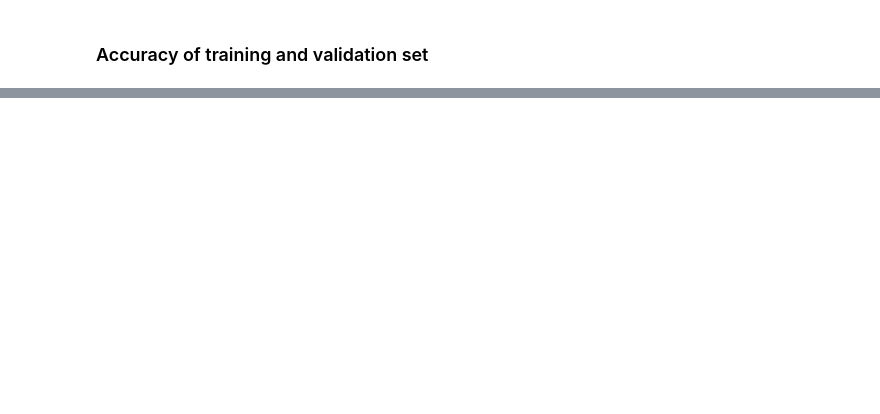
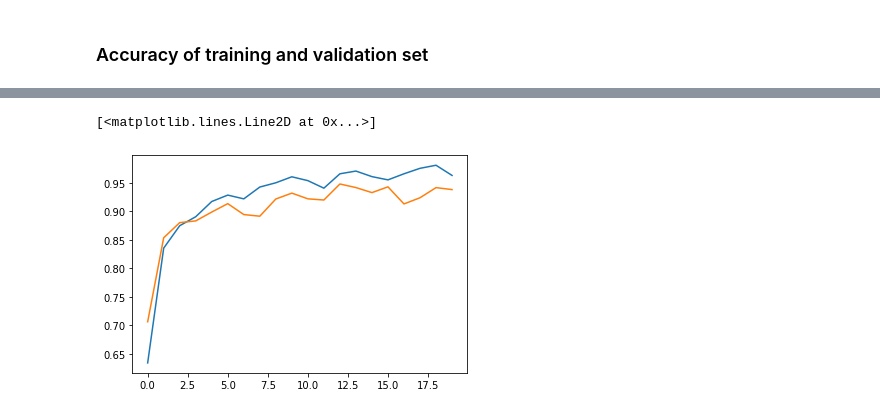
Before and after one commit to aln3/DMML_CW2_Group2, a Jupyter notebook: NeuralNetworksMain.ipynb, the cells around one changed output, grey strips where cells are left out. Drawn from its saved outputs; the diff is of its cells as text; code cells hidden in the pictures; blank space fills up the shorter version.

```diff
--- a/NeuralNetworksMain.ipynb
+++ b/NeuralNetworksMain.ipynb
@@ -202,0 +338,11 @@ score
+# %%
+x_train_new = x_train[0:6660,:]
+y_train_new = y_train[0:6660,:]
+
+x_temp = x_train[6660:12660,:]
+y_temp = y_train[6660:12660,:]
+
+x_test_new = np.concatenate((x_test, x_temp))
+y_test_new = np.concatenate((y_test, y_temp))
+# %%
+test2 = get_network_output(construct_new_model(), x_train_new, x_test_new, y_train_new, y_test_new)
@@ -202,0 +367,6 @@ score
+# %%
+plt.plot(test2.history['accuracy'])
+plt.plot(test2.history['val_accuracy'])
+# %% [output]
+[<matplotlib.lines.Line2D at 0x...>]
+[figure, added]
```
Also changed, not shown: parts of 27 cells of this notebook.
